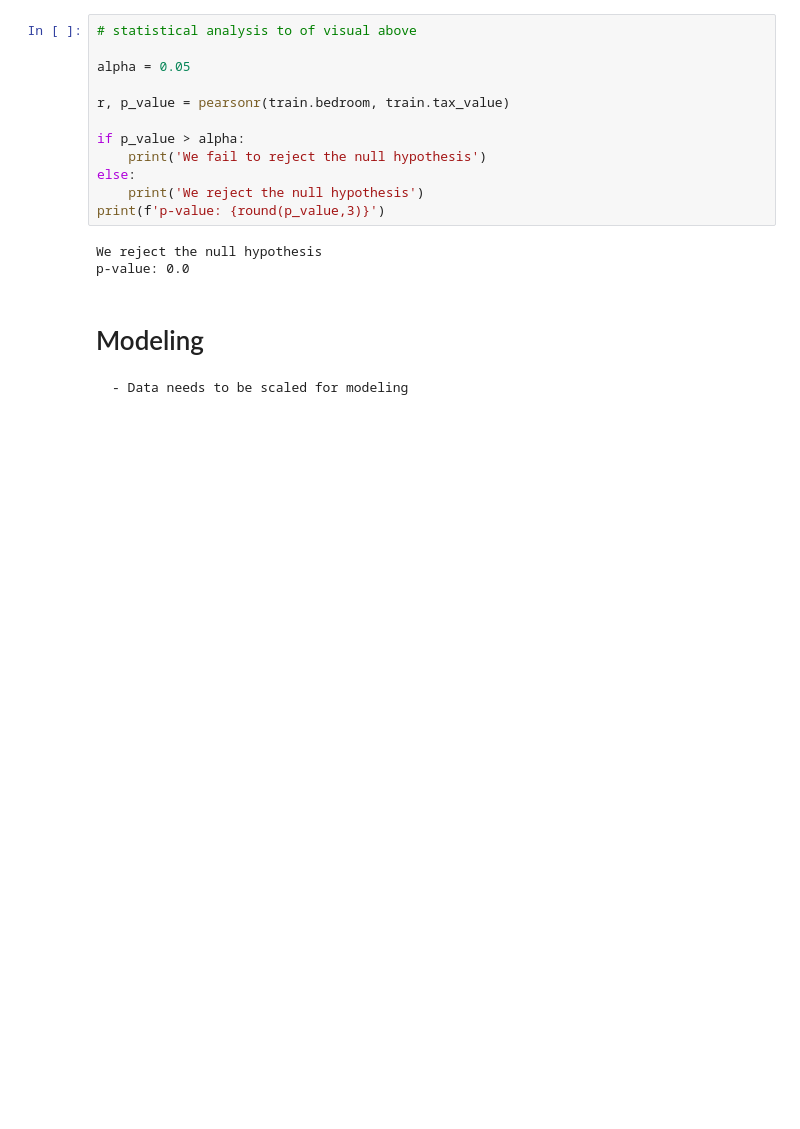
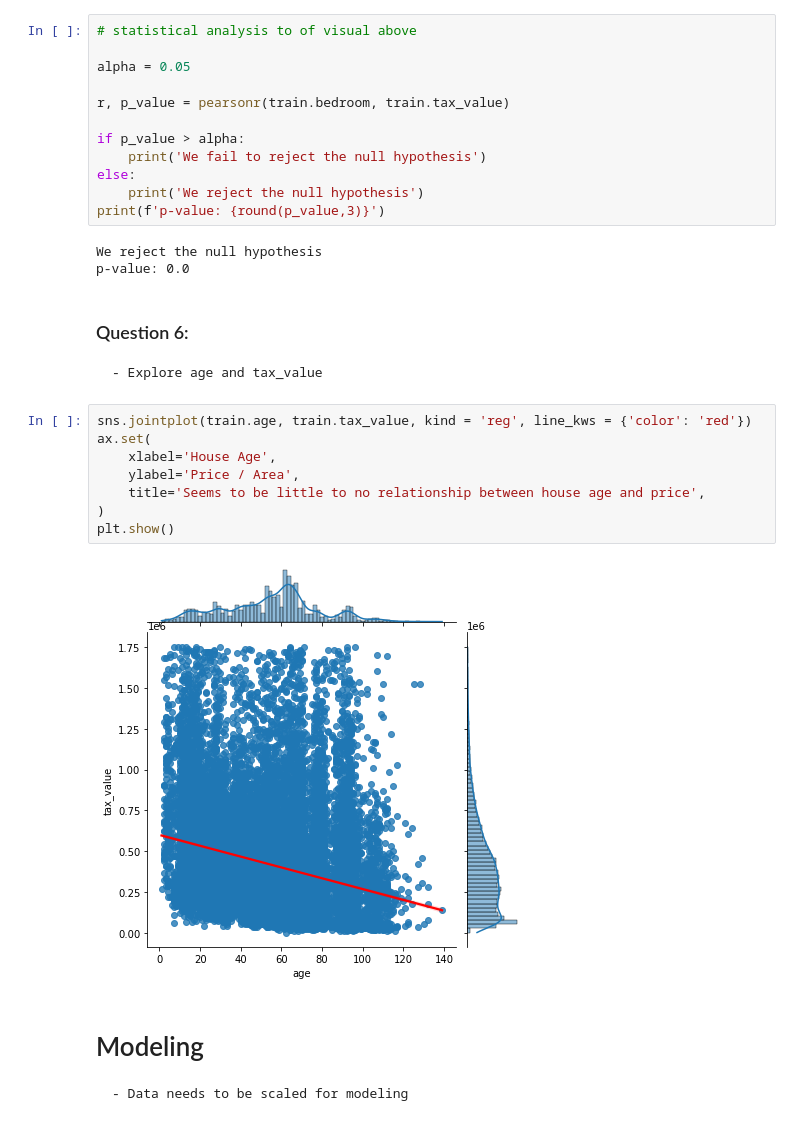
Before and after one commit to MatthewL09/zillow-regression-project, a Jupyter notebook: zillow_work.ipynb, the cells around one changed output. Drawn from its saved outputs; the diff is of its cells as text; blank space fills up the shorter version.

```diff
--- a/zillow_work.ipynb
+++ b/zillow_work.ipynb
@@ -568,6 +583,19 @@ print(f'p-value: {round(p_value,3)}')
 # %% [output]
 We reject the null hypothesis
 p-value: 0.0
+# %% [markdown]
+### Question 6:
+    - Explore age and tax_value
+# %%
+sns.jointplot(train.age, train.tax_value, kind = 'reg', line_kws = {'color': 'red'})
+ax.set(
+    xlabel='House Age',
+    ylabel='Price / Area',
+    title='Seems to be little to no relationship between house age and price',
+)
+plt.show()
+# %% [output]
+[figure, added]
 # %% [markdown]
 # Modeling
     - Data needs to be scaled for modeling
```
Also changed, not shown: parts of 4 cells of this notebook.
